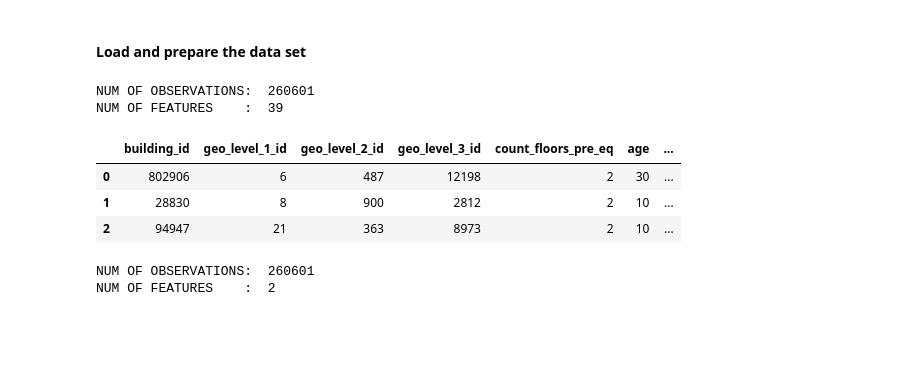
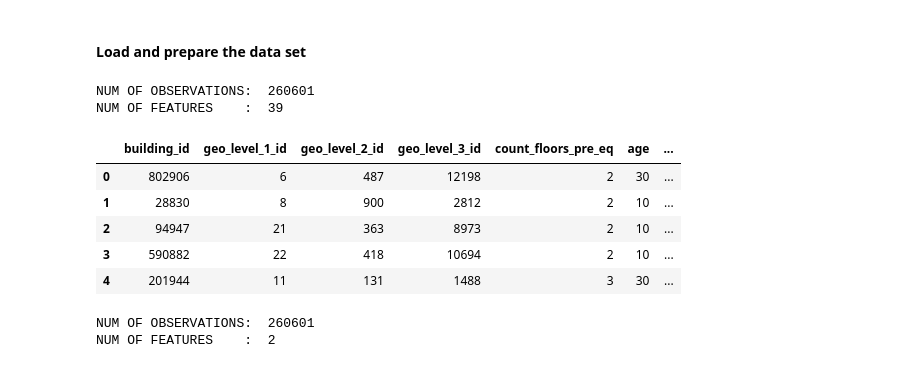
Before and after one commit to BhekiMabheka/Competitions, a Jupyter notebook: Predicting_Earthquake_Damage.ipynb, the cells around one changed output. Saved outputs shown, nothing was run; the diff lists cells and outputs as text; code cells hidden in the pictures; blank space fills up the shorter version.

```diff
--- a/Predicting_Earthquake_Damage.ipynb
+++ b/Predicting_Earthquake_Damage.ipynb
@@ -37,16 +37,20 @@ from sklearn.externals import joblib
 # %%
 # Predictors(Independent  Variables)
 train_values_df = pd.read_csv("https://raw.githubusercontent.com/BhekiMabheka/Data/master/earthquake_train_values.csv")
 print("NUM OF OBSERVATIONS: ",train_values_df.shape[0])
 print("NUM OF FEATURES    : ",train_values_df.shape[1])
 train_values_df.head(3)
+# Uses the full color range
+train_values_df[:5].style.background_gradient(cmap='viridis')
 # %% [output]
 NUM OF OBSERVATIONS:  260601
 NUM OF FEATURES    :  39
 |  | building_id | geo_level_1_id | geo_level_2_id | geo_level_3_id | count_floors_pre_eq | age | ... |
 | 0 | 802906 | 6 | 487 | 12198 | 2 | 30 | ... |
 | 1 | 28830 | 8 | 900 | 2812 | 2 | 10 | ... |
 | 2 | 94947 | 21 | 363 | 8973 | 2 | 10 | ... |
+| 3 | 590882 | 22 | 418 | 10694 | 2 | 10 | ... |
+| 4 | 201944 | 11 | 131 | 1488 | 3 | 30 | ... |
 # %%
 train_labels = pd.read_csv("https://raw.githubusercontent.com/BhekiMabheka/Data/master/earthquake_train_labels.csv")
 print("NUM OF OBSERVATIONS: ",train_labels.shape[0])
```
